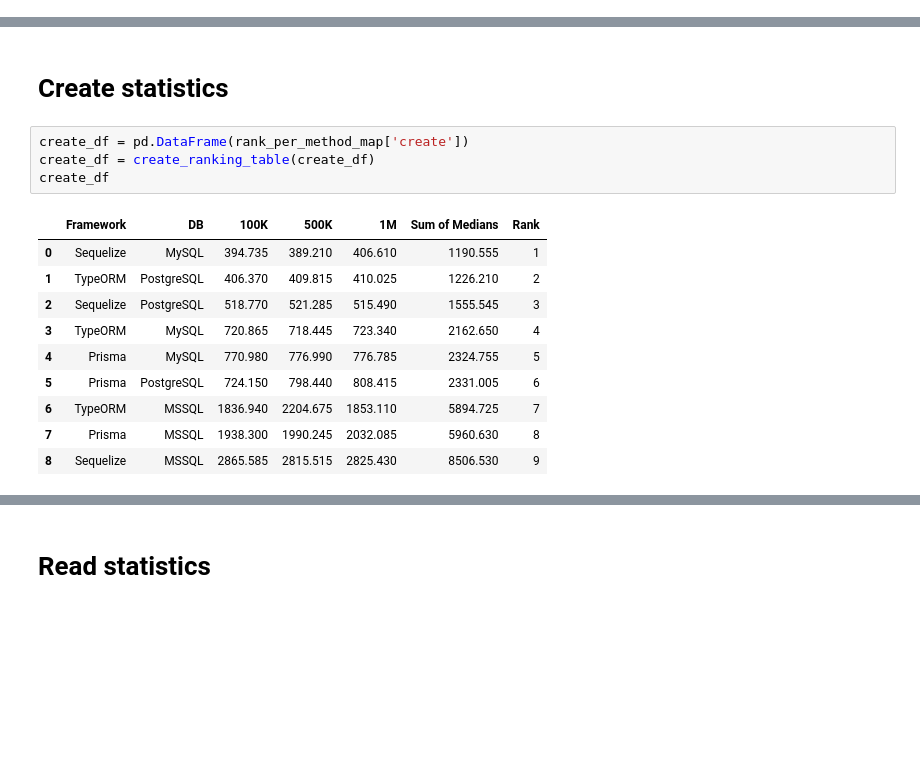
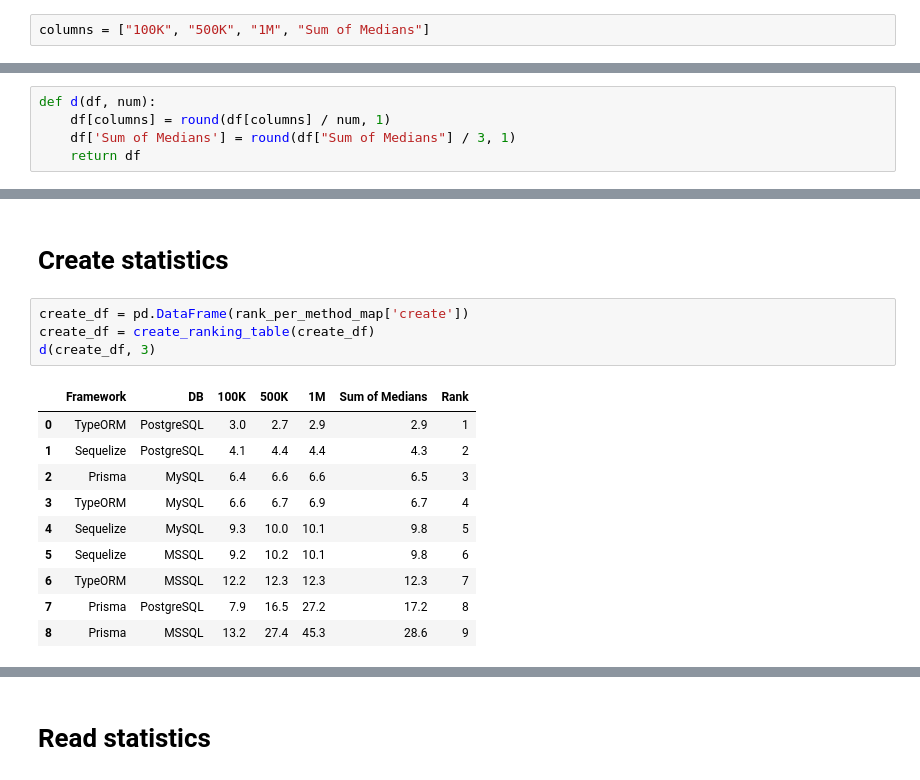
Before and after one commit to tdhoor/orm-client, a Jupyter notebook: script.ipynb, the cells around one changed output, grey strips where cells are left out. Cells and saved outputs as stored; diff of their text form; blank space fills up the shorter version.

```diff
--- a/script.ipynb
+++ b/script.ipynb
@@ -460,5 +636,12 @@ For a scientific paper I messure the performance of various ORM frameworks accro
+# %%
+columns = ["100K", "500K", "1M", "Sum of Medians"]
 # %% [markdown]
 # Total statistics
+# %%
+def d(df, num):
+    df[columns] = round(df[columns] / num, 1)
+    df['Sum of Medians'] = round(df["Sum of Medians"] / 3, 1)
+    return df
 # %%
 total_rank_df = pd.DataFrame(rank_map)
 total_rank_df = create_ranking_table(total_rank_df)
@@ -502,18 +685,18 @@ Sequelize &      MSSQL &     3022.4 &     3364.3 &     3868.0 &         10254.6
 # %%
 create_df = pd.DataFrame(rank_per_method_map['create'])
 create_df = create_ranking_table(create_df)
-create_df
+d(create_df, 3)
 # %% [output]
 |  | Framework | DB | 100K | 500K | 1M | Sum of Medians | Rank |
-| 0 | Sequelize | MySQL | 394.735 | 389.210 | 406.610 | 1190.555 | 1 |
-| 1 | TypeORM | PostgreSQL | 406.370 | 409.815 | 410.025 | 1226.210 | 2 |
-| 2 | Sequelize | PostgreSQL | 518.770 | 521.285 | 515.490 | 1555.545 | 3 |
-| 3 | TypeORM | MySQL | 720.865 | 718.445 | 723.340 | 2162.650 | 4 |
-| 4 | Prisma | MySQL | 770.980 | 776.990 | 776.785 | 2324.755 | 5 |
-| 5 | Prisma | PostgreSQL | 724.150 | 798.440 | 808.415 | 2331.005 | 6 |
-| 6 | TypeORM | MSSQL | 1836.940 | 2204.675 | 1853.110 | 5894.725 | 7 |
-| 7 | Prisma | MSSQL | 1938.300 | 1990.245 | 2032.085 | 5960.630 | 8 |
-| 8 | Sequelize | MSSQL | 2865.585 | 2815.515 | 2825.430 | 8506.530 | 9 |
+| 0 | TypeORM | PostgreSQL | 3.0 | 2.7 | 2.9 | 2.9 | 1 |
+| 1 | Sequelize | PostgreSQL | 4.1 | 4.4 | 4.4 | 4.3 | 2 |
+| 2 | Prisma | MySQL | 6.4 | 6.6 | 6.6 | 6.5 | 3 |
+| 3 | TypeORM | MySQL | 6.6 | 6.7 | 6.9 | 6.7 | 4 |
+| 4 | Sequelize | MySQL | 9.3 | 10.0 | 10.1 | 9.8 | 5 |
+| 5 | Sequelize | MSSQL | 9.2 | 10.2 | 10.1 | 9.8 | 6 |
+| 6 | TypeORM | MSSQL | 12.2 | 12.3 | 12.3 | 12.3 | 7 |
+| 7 | Prisma | PostgreSQL | 7.9 | 16.5 | 27.2 | 17.2 | 8 |
+| 8 | Prisma | MSSQL | 13.2 | 27.4 | 45.3 | 28.6 | 9 |
 # %%
 print(rank_per_method_map)
 # %% [output]
```
Also changed, not shown: parts of 24 cells of this notebook.
